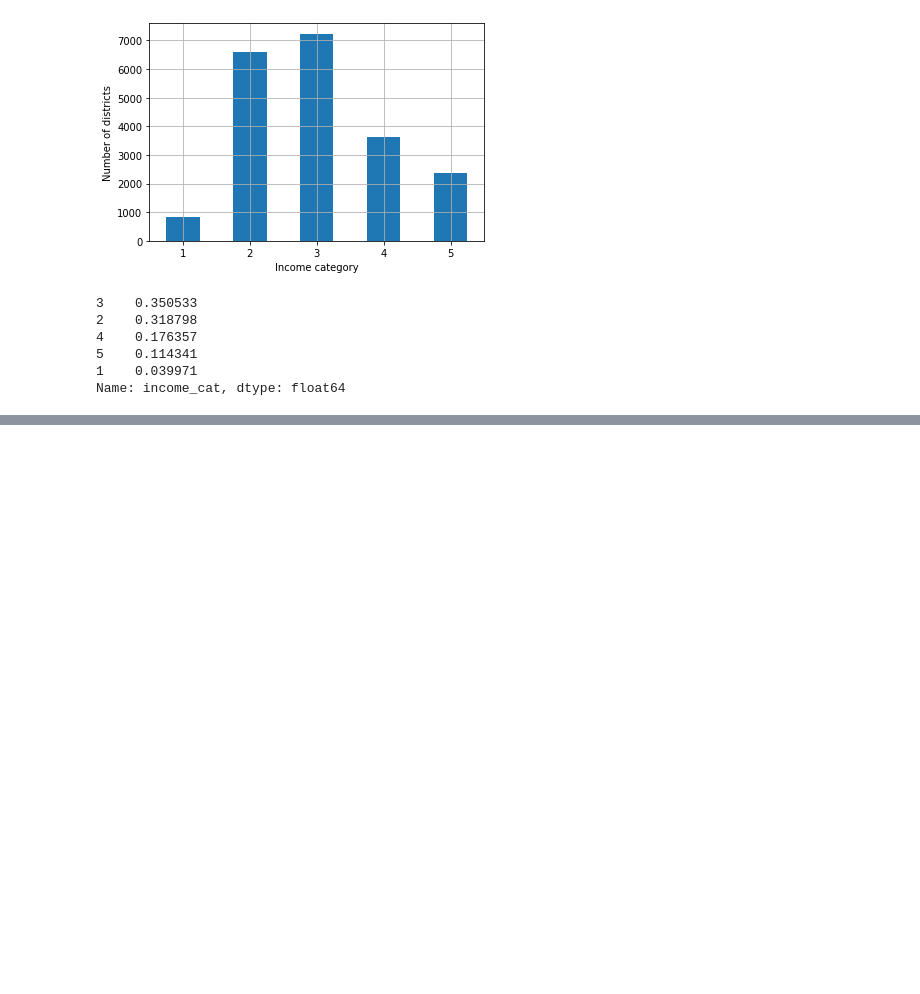
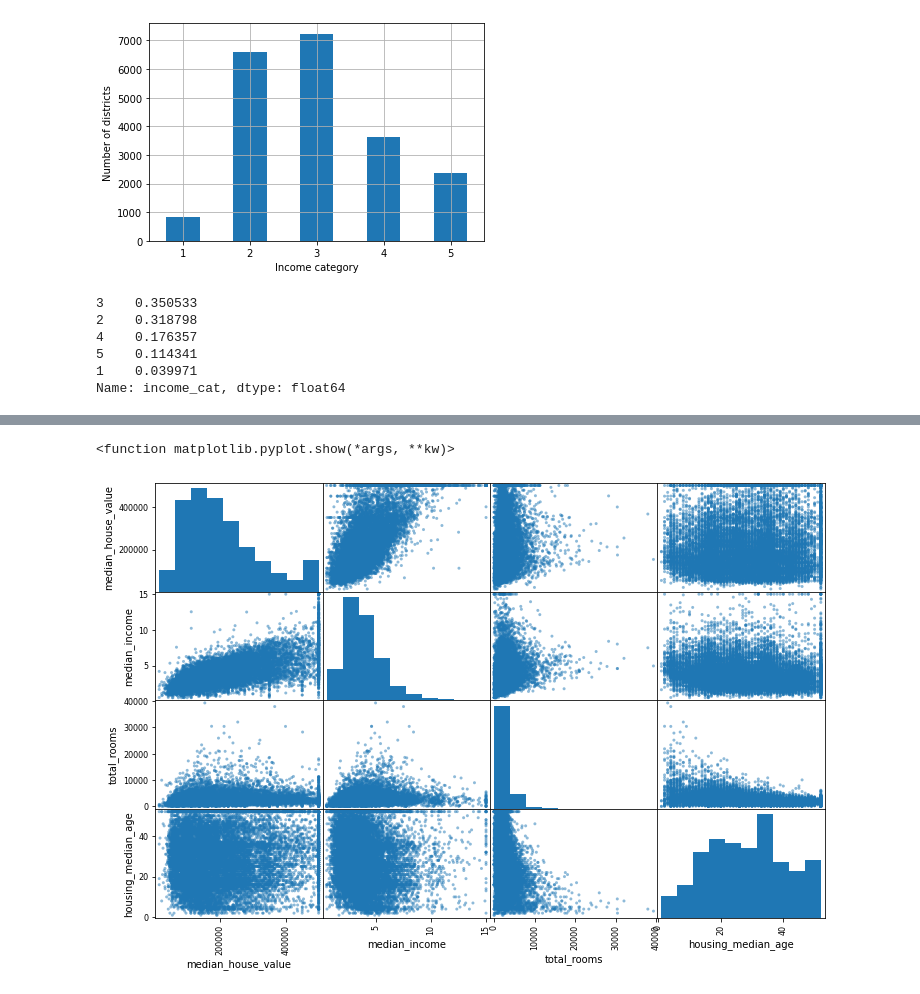
Before and after one commit to MotoBenny/Hands-on-ML, a Jupyter notebook: End_to_end_ML.ipynb, the cells around one changed output, grey strips where cells are left out. Saved outputs shown, nothing was run; the diff lists cells and outputs as text; code cells hidden in the pictures; blank space fills up the shorter version.

```diff
--- a/End_to_end_ML.ipynb
+++ b/End_to_end_ML.ipynb
@@ -153,0 +198,11 @@ Name: income_cat, dtype: float64
+# %%
+
+from pandas.plotting import scatter_matrix
+
+attributes = ["median_house_value", "median_income", "total_rooms", "housing_median_age"]
+
+scatter_matrix(housing[attributes], figsize=(12, 8))
+plt.show
+# %% [output]
+<function matplotlib.pyplot.show(*args, **kw)>
+[figure, added]
```
Also changed, not shown: parts of 10 cells of this notebook.
